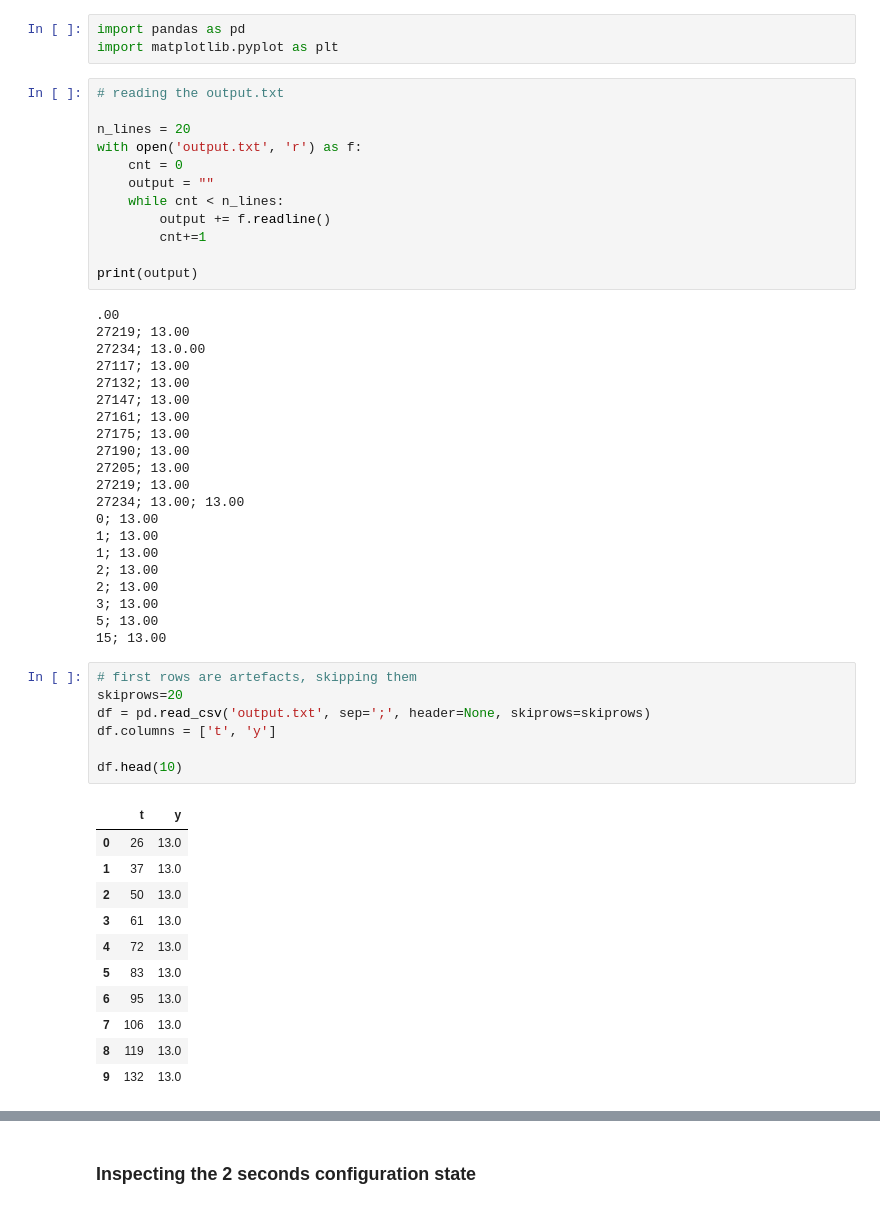
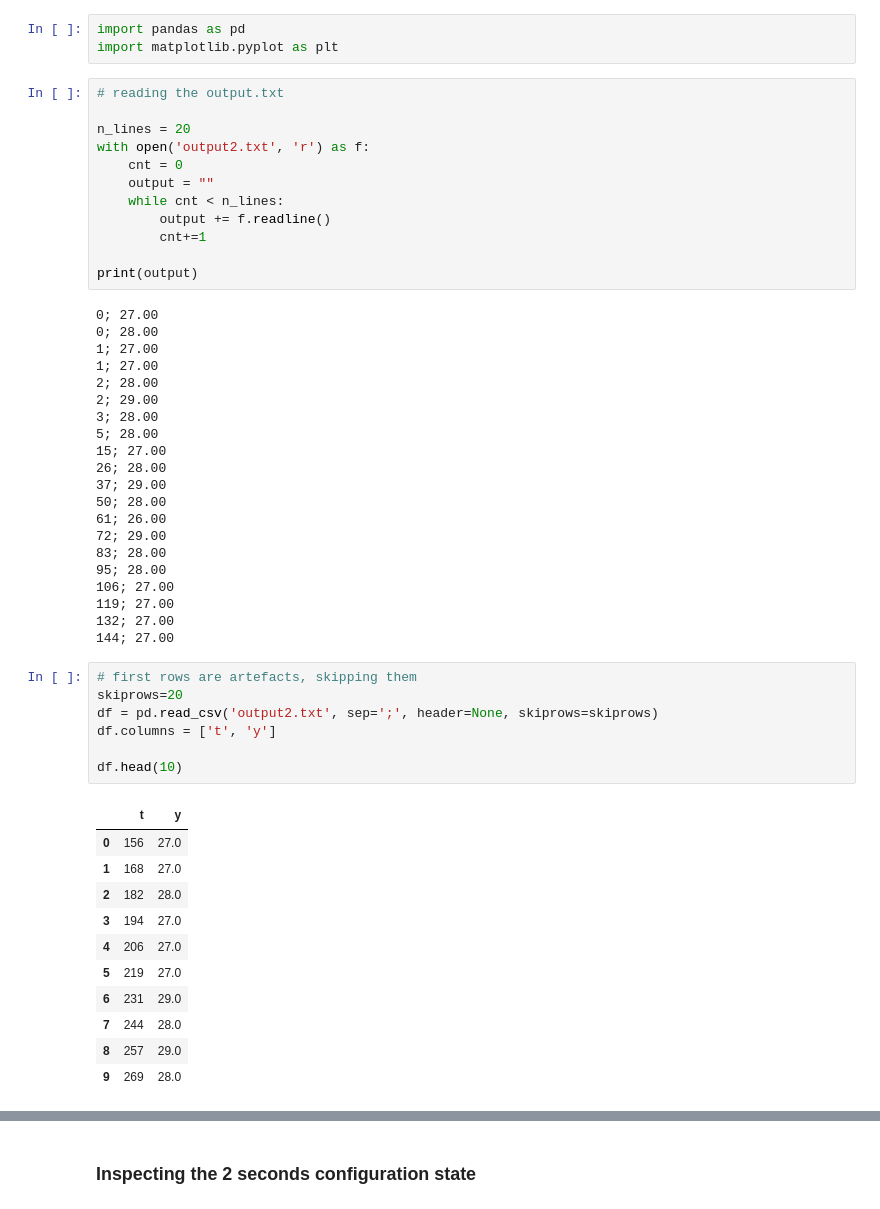
Before and after one commit to francescoweb1010/Optical-Wireless-System, a Jupyter notebook: inspecting_configuration_state.ipynb, the cells around one changed output, grey strips where cells are left out. Cells and saved outputs as stored; diff of their text form.

```diff
--- a/inspecting_configuration_state.ipynb
+++ b/inspecting_configuration_state.ipynb
@@ -5,7 +5,7 @@ import matplotlib.pyplot as plt
 # reading the output.txt
 
 n_lines = 20
-with open('output.txt', 'r') as f:
+with open('output2.txt', 'r') as f:
     cnt = 0
     output = ""
     while cnt < n_lines:
@@ -14,45 +14,45 @@ with open('output.txt', 'r') as f:
 
 print(output)
 # %% [output]
-.00
-27219; 13.00
-27234; 13.0.00
-27117; 13.00
-27132; 13.00
-27147; 13.00
-27161; 13.00
-27175; 13.00
-27190; 13.00
-27205; 13.00
-27219; 13.00
-27234; 13.00; 13.00
-0; 13.00
-1; 13.00
-1; 13.00
-2; 13.00
-2; 13.00
-3; 13.00
-5; 13.00
-15; 13.00
+0; 27.00
+0; 28.00
+1; 27.00
+1; 27.00
+2; 28.00
+2; 29.00
+3; 28.00
+5; 28.00
+15; 27.00
+26; 28.00
+37; 29.00
+50; 28.00
+61; 26.00
+72; 29.00
+83; 28.00
+95; 28.00
+106; 27.00
+119; 27.00
+132; 27.00
+144; 27.00
 # %%
 # first rows are artefacts, skipping them
 skiprows=20
-df = pd.read_csv('output.txt', sep=';', header=None, skiprows=skiprows)
+df = pd.read_csv('output2.txt', sep=';', header=None, skiprows=skiprows)
 df.columns = ['t', 'y']
 
 df.head(10)
 # %% [output]
 |  | t | y |
-| 0 | 26 | 13.0 |
-| 1 | 37 | 13.0 |
-| 2 | 50 | 13.0 |
-| 3 | 61 | 13.0 |
-| 4 | 72 | 13.0 |
-| 5 | 83 | 13.0 |
-| 6 | 95 | 13.0 |
-| 7 | 106 | 13.0 |
-| 8 | 119 | 13.0 |
-| 9 | 132 | 13.0 |
+| 0 | 156 | 27.0 |
+| 1 | 168 | 27.0 |
+| 2 | 182 | 28.0 |
+| 3 | 194 | 27.0 |
+| 4 | 206 | 27.0 |
+| 5 | 219 | 27.0 |
+| 6 | 231 | 29.0 |
+| 7 | 244 | 28.0 |
+| 8 | 257 | 29.0 |
+| 9 | 269 | 28.0 |
 # %%
 fig = plt.figure(figsize=(12,8))
 plt.plot(df.t, df.y)
```
Also changed, not shown: parts of 13 cells of this notebook.
